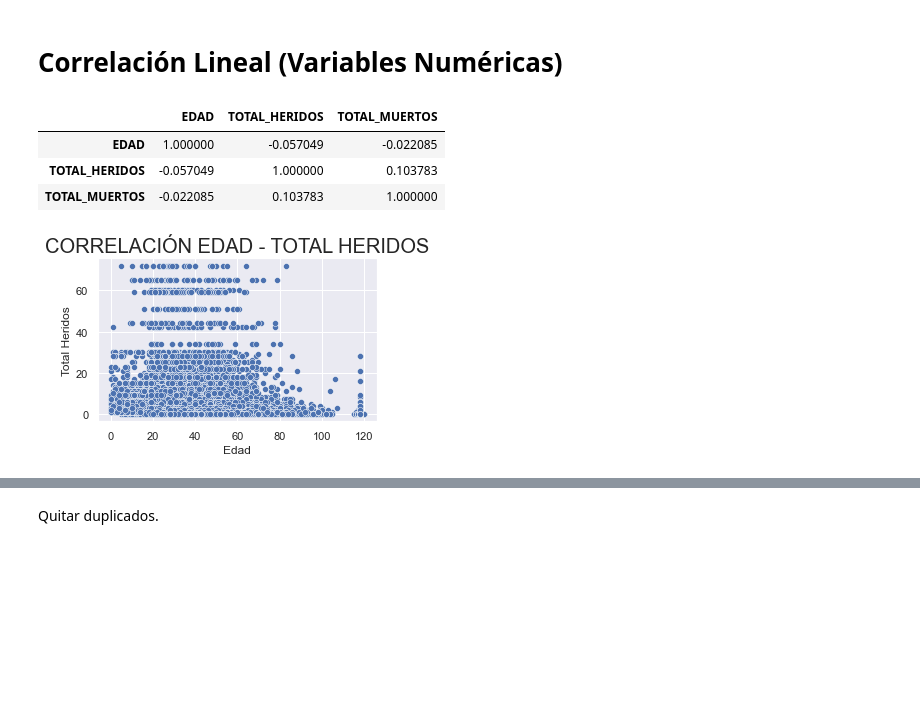
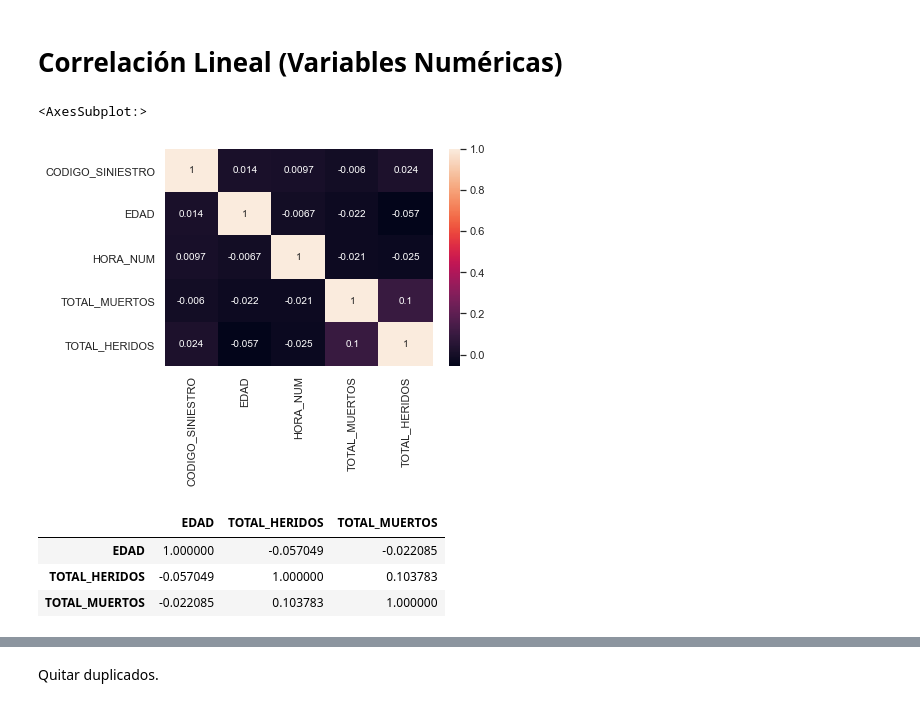
Before and after one commit to jgcotta/bigdata, a Jupyter notebook: notebook/NoteBookSiniestros.ipynb, the cells around one changed output, grey strips where cells are left out. Saved outputs shown, nothing was run; the diff lists cells and outputs as text; code cells hidden in the pictures; blank space fills up the shorter version.

```diff
--- a/notebook/NoteBookSiniestros.ipynb
+++ b/notebook/NoteBookSiniestros.ipynb
@@ -70 +101,6 @@ df.describe()
+# %%
+sns.heatmap(df.corr(),data=df,annot=True)
+# %% [output]
+<AxesSubplot:>
+[figure, added]
 # %%
@@ -77,18 +113,3 @@ dx
 | EDAD | 1.000000 | -0.057049 | -0.022085 |
 | TOTAL_HERIDOS | -0.057049 | 1.000000 | 0.103783 |
 | TOTAL_MUERTOS | -0.022085 | 0.103783 | 1.000000 |
-# %%
-fig, ax = plt.subplots(figsize = ( 5 , 3 ))
-
-sns.scatterplot(ax = ax, x="EDAD", y="TOTAL_HERIDOS", data=df);
-# Set label for x-axis
-ax.set_xlabel( "Edad" , size = 12 )
-
-# Set label for y-axis
-ax.set_ylabel( "Total Heridos" , size = 12 )
-
-# Set title for plot
-ax.set_title( "CORRELACIÓN EDAD - TOTAL HERIDOS" , size = 20 )
-plt.show()
-# %% [output]
-[figure, removed]
```
Also changed, not shown: parts of 48 cells of this notebook.
